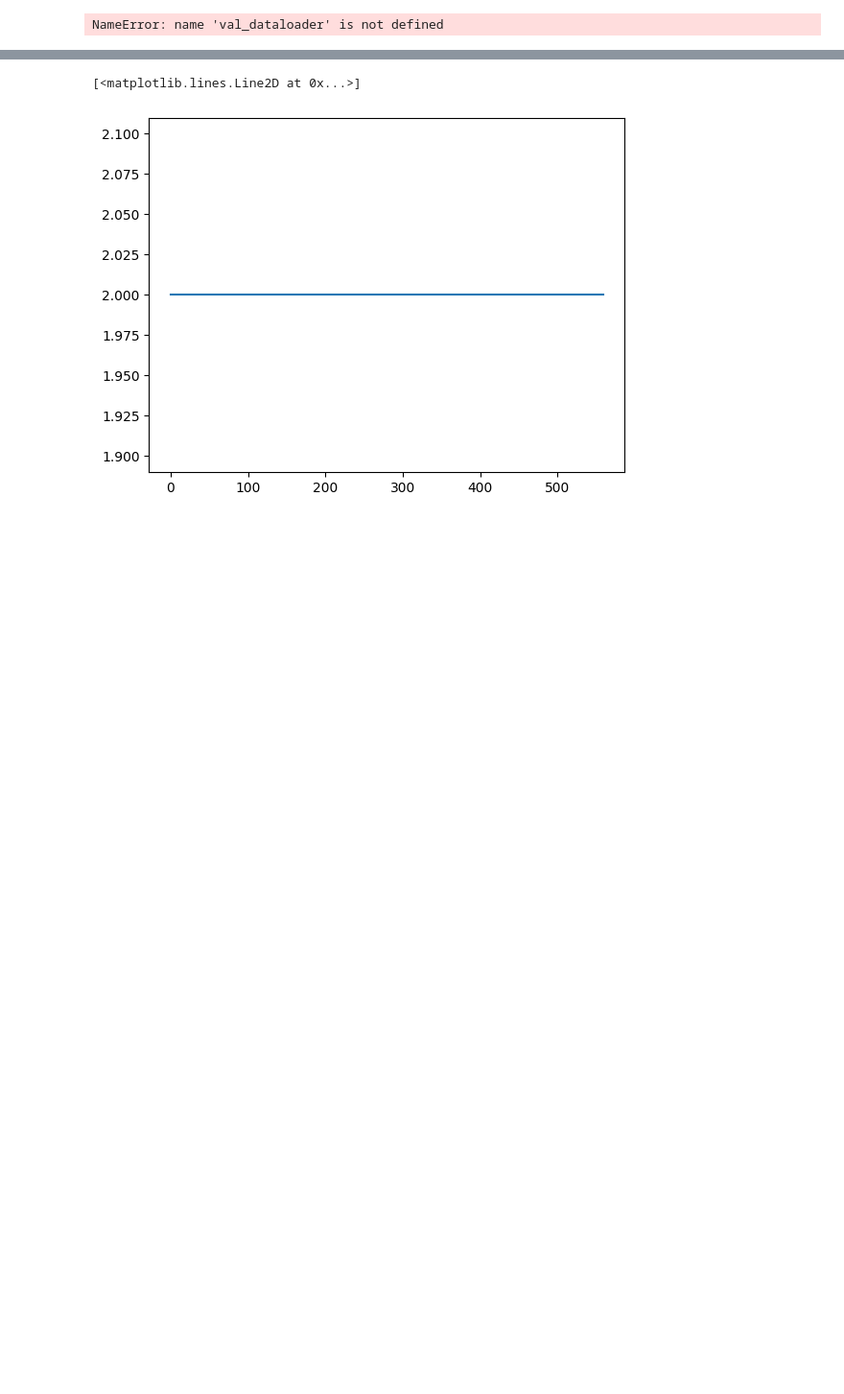
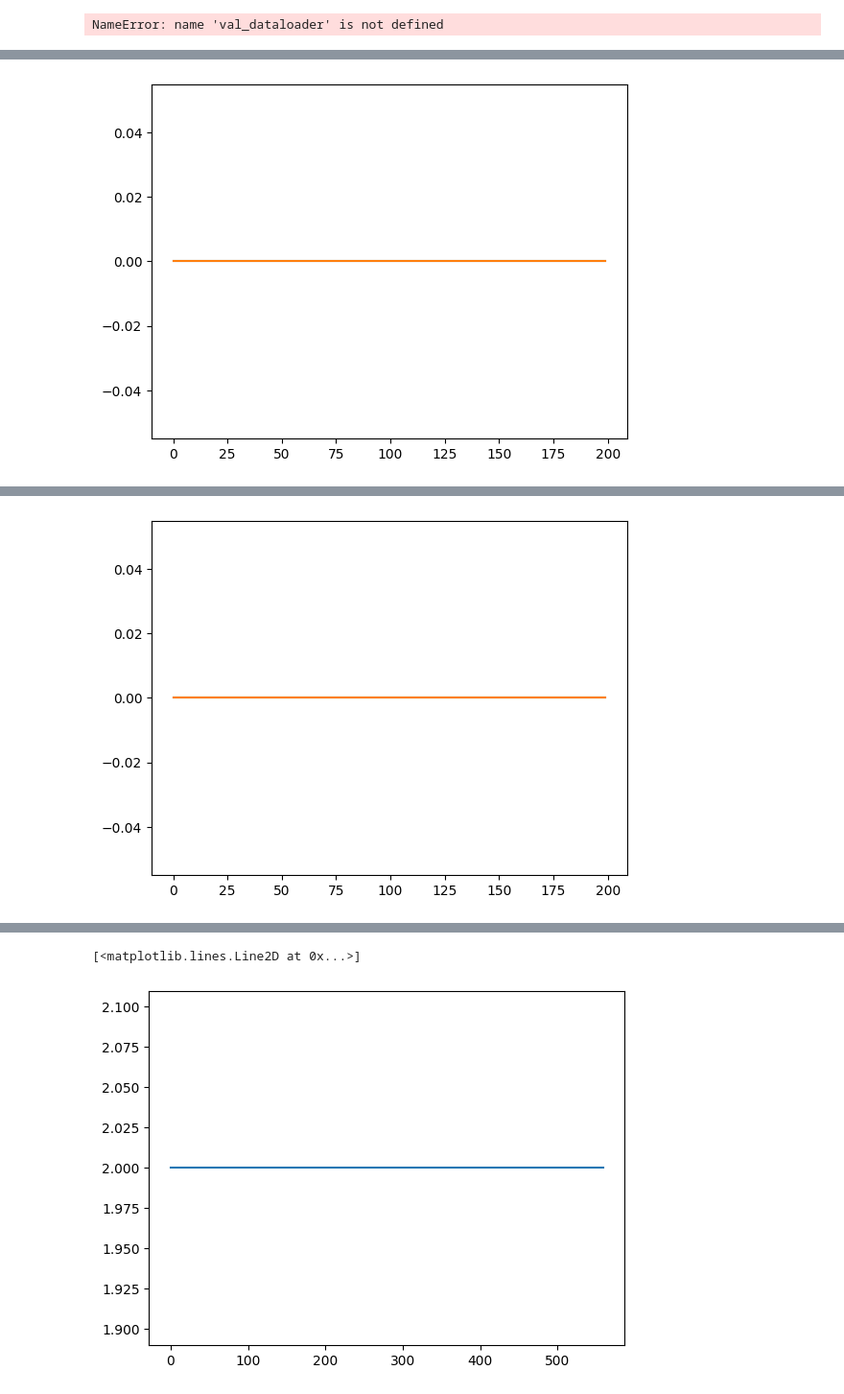
Before and after one commit to tsak1998/pronuclei_extraction, a Jupyter notebook: cellforge/segmentation/notebooks/init_notebook pronuclei.ipynb, the cells around one changed output, grey strips where cells are left out. Shown at 96% size. Drawn from its saved outputs; the diff is of its cells as text; code cells hidden in the pictures; blank space fills up the shorter version.

```diff
--- a/cellforge/segmentation/notebooks/init_notebook pronuclei.ipynb
+++ b/cellforge/segmentation/notebooks/init_notebook pronuclei.ipynb
@@ -653,0 +864,25 @@ OpenCV: FFMPEG: fallback to use tag 0x7634706d/'mp4v'
+# %%
+model_weights = Path("/home/tsakalis/ntua/phd/cellforge/cellforge/model_weights")
+
+# if __name__ == "__main__":/
+
+import segmentation_models_pytorch as smp
+
+model = smp.Unet(
+    encoder_name="resnet152",
+    encoder_weights="imagenet",
+    in_channels=3,
+    classes=1,
+)
+
+# model_pronuclei = smp.Unet(
+#     encoder_name="resnext101_32x48d",  # "resnext101_32x48d",
+#     encoder_weights="instagram",
+#     in_channels=3,
+#     classes=3,
+# )
+
+model.load_state_dict(
+    torch.load(model_weights / "inner_embryo.pt", weights_only=True)
+)
+model.eval()
@@ -653,0 +1010,21 @@ OpenCV: FFMPEG: fallback to use tag 0x7634706d/'mp4v'
+# %%
+sample_ids = [
+            'D2016.07.08_S1366_I149_11',
+            'D2016.10.18_S1418_I149_6',
+            'D2016.10.18_S1418_I149_8',
+            'D2016.10.18_S1418_I149_11'
+            ]
+
+all_pn_areas = []
+for sample_idx, sample_id in enumerate(sample_ids):
+
+    slide_images, slide_masks = inference_whole_slide(model, sample_path/sample_id, 200)
+    # break
+    plt.plot(np.array([(a.sum(), b.sum()) for a, b in slide_masks]))
+    plt.show()
+
+    # plt.plot(pn_area)
+    output_path = Path(f"/home/tsakalis/pn_samples/seperate_pn_{sample_idx}_multilabel.mp4")
+    generate_video(slide_images, slide_masks, output_path)
+# %% [output]
+[figure, added]
@@ -653,0 +1033 @@ OpenCV: FFMPEG: fallback to use tag 0x7634706d/'mp4v'
+[figure, added]
```
Also changed, not shown: parts of 34 cells of this notebook, 5 other files.
